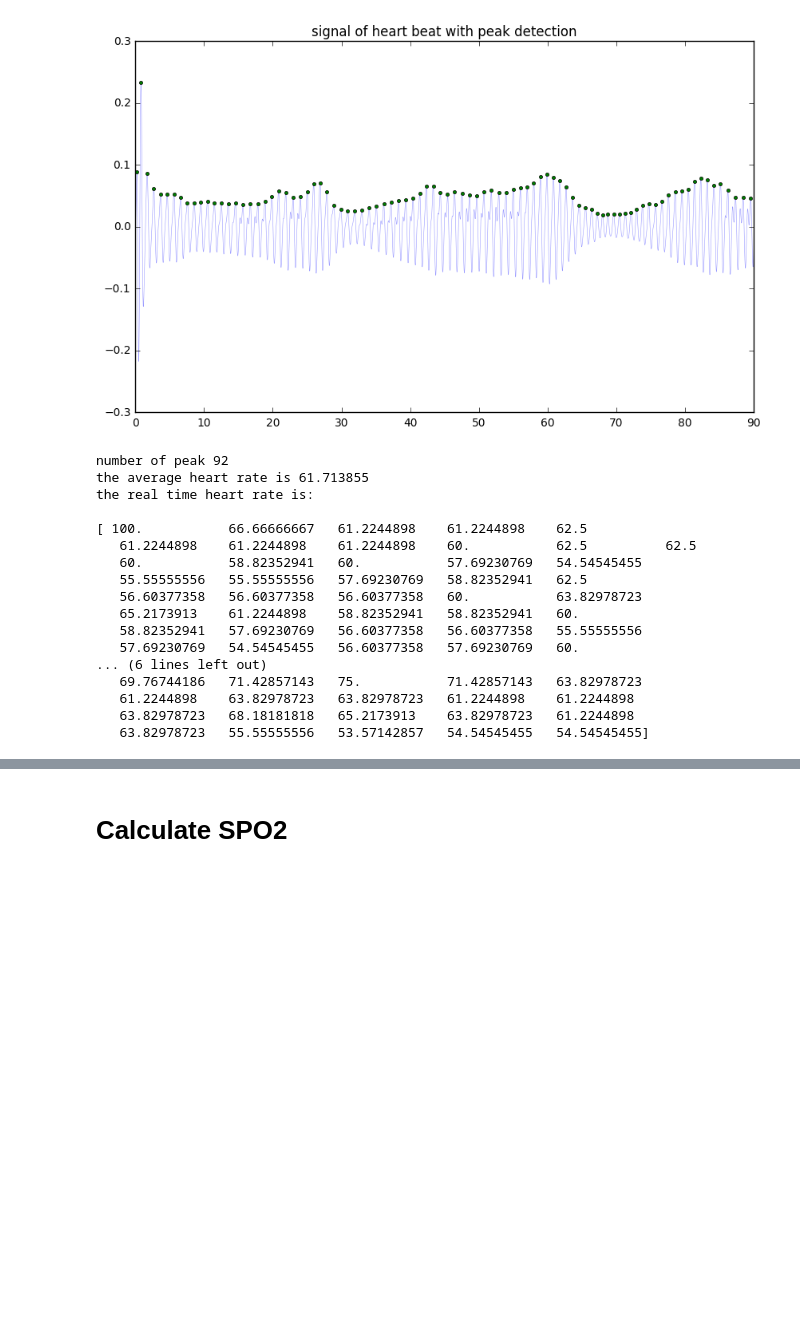
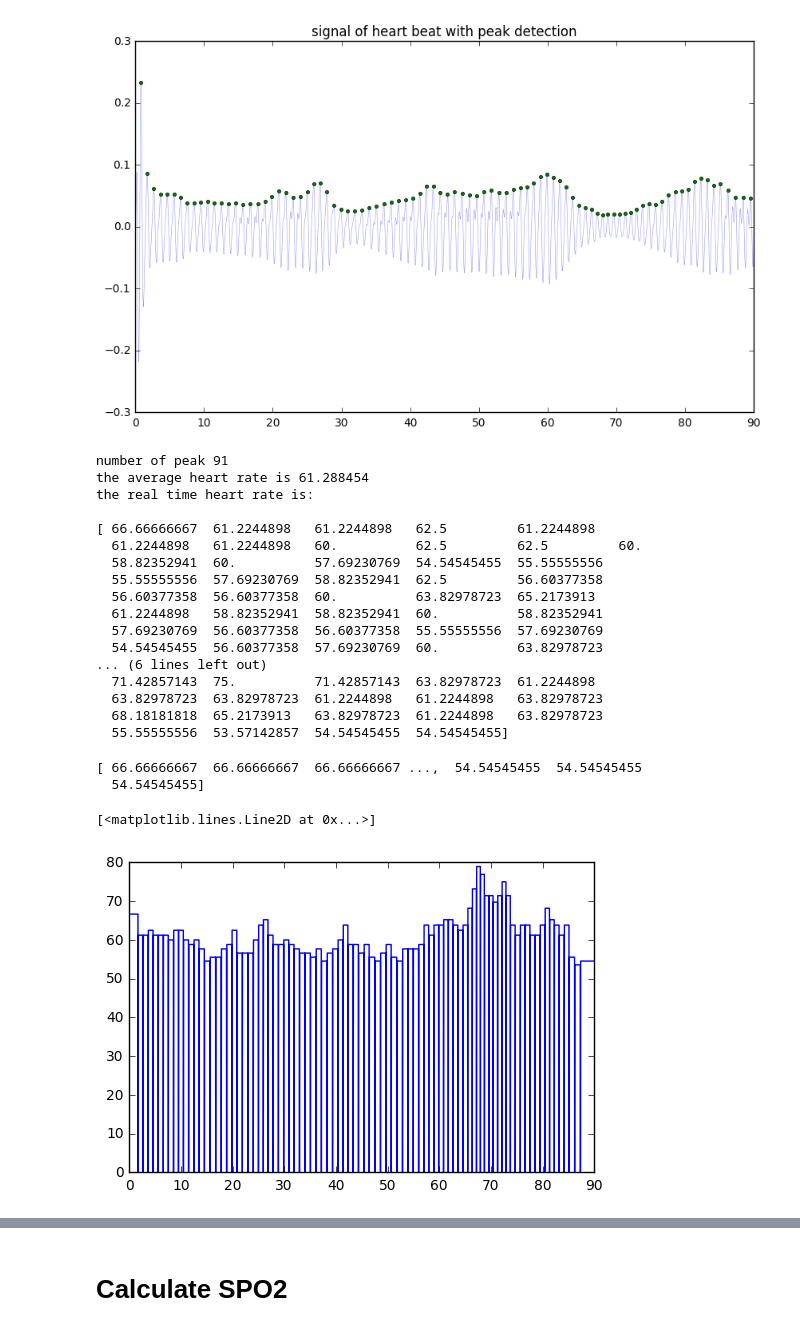
Before and after one commit to jma19/CS244Fall2017, a Jupyter notebook: Assignment#3/caculator.ipynb, the cells around one changed output, grey strips where cells are left out. Saved outputs shown, nothing was run; the diff lists cells and outputs as text; code cells hidden in the pictures; blank space fills up the shorter version.

```diff
--- a/Assignment#3/caculator.ipynb
+++ b/Assignment#3/caculator.ipynb
@@ -34,7 +34,7 @@ def butter_bandpass_filter(data, lowcut, highcut, fs, order):
     return y
 
 def caculateRate(timestamp, data, thres, min_dist, fs):
-    peakind = peakutils.indexes(data, thres=0.2, min_dist=25)
+    peakind = peakutils.indexes(data, thres, min_dist)
     numberOfPeak = len(peakind)
     print "number of peak %d" % numberOfPeak
     rate = np.zeros(numberOfPeak - 1)
@@ -50,7 +50,7 @@ order = 3
 data = IR
 time = timestamp
 thres=0.2
-min_dist=25
+min_dist= 30
 # lowcut = 1/6.0
 # highcut = 1/3.0
 
@@ -68,9 +68,9 @@ y = butter_bandpass_filter(data, lowcut, highcut, fs, order)
 plt.plot(time, data)
 plt.title("IR --- original data")
 pyplot.figure(figsize=(10,6))
-index = peakutils.indexes(y, thres, min_dist)
+heartIndex = peakutils.indexes(y, thres, min_dist)
 plt.plot(time, y, lw=0.4, alpha=0.4 )
-plt.plot(time[index],y[index], marker="o", ls="", ms=3 )
+plt.plot(time[heartIndex],y[heartIndex], marker="o", ls="", ms=3 )
 plt.title("signal of heart beat with peak detection")
 # %% [output]
 <matplotlib.text.Text at 0x...>
@@ -83,23 +83,39 @@ print "the average heart rate is %f"% (np.sum(heartRate)/len(heartRate))
 print "the real time heart rate is: \n"
 print heartRate
 # %% [output]
-number of peak 92
-the average heart rate is 61.713855
+number of peak 91
+the average heart rate is 61.288454
 the real time heart rate is:
 
-[ 100.           66.66666667   61.2244898    61.2244898    62.5
-   61.2244898    61.2244898    61.2244898    60.           62.5          62.5
-   60.           58.82352941   60.           57.69230769   54.54545455
-   55.55555556   55.55555556   57.69230769   58.82352941   62.5
-   56.60377358   56.60377358   56.60377358   60.           63.82978723
-   65.2173913    61.2244898    58.82352941   58.82352941   60.
-   58.82352941   57.69230769   56.60377358   56.60377358   55.55555556
-   57.69230769   54.54545455   56.60377358   57.69230769   60.
+[ 66.66666667  61.2244898   61.2244898   62.5         61.2244898
+  61.2244898   61.2244898   60.          62.5         62.5         60.
+  58.82352941  60.          57.69230769  54.54545455  55.55555556
+  55.55555556  57.69230769  58.82352941  62.5         56.60377358
+  56.60377358  56.60377358  60.          63.82978723  65.2173913
+  61.2244898   58.82352941  58.82352941  60.          58.82352941
+  57.69230769  56.60377358  56.60377358  55.55555556  57.69230769
+  54.54545455  56.60377358  57.69230769  60.          63.82978723
 ... (6 lines left out)
-   69.76744186   71.42857143   75.           71.42857143   63.82978723
-   61.2244898    63.82978723   63.82978723   61.2244898    61.2244898
-   63.82978723   68.18181818   65.2173913    63.82978723   61.2244898
-   63.82978723   55.55555556   53.57142857   54.54545455   54.54545455]
+  71.42857143  75.          71.42857143  63.82978723  61.2244898
+  63.82978723  63.82978723  61.2244898   61.2244898   63.82978723
+  68.18181818  65.2173913   63.82978723  61.2244898   63.82978723
+  55.55555556  53.57142857  54.54545455  54.54545455]
+# %%
+heartBeatArray = np.zeros(len(IR))
+count = 1
+for i in range(len(heartBeatArray)):
+    if i < heartIndex[count] or  count == len(heartRate) - 1 :
+        heartBeatArray[i] = heartRate[count - 1]
+    else:
+        if(count < len(heartRate) - 1):
+            count = count + 1
+print heartBeatArray
+plt.plot(time, heartBeatArray)
+# %% [output]
+[ 66.66666667  66.66666667  66.66666667 ...,  54.54545455  54.54545455
+  54.54545455]
+[<matplotlib.lines.Line2D at 0x...>]
+[figure, added]
 # %%
 fs = 50.0
 lowcut = 0.15
```
Also changed, not shown: parts of 8 cells of this notebook, 3 other files.
